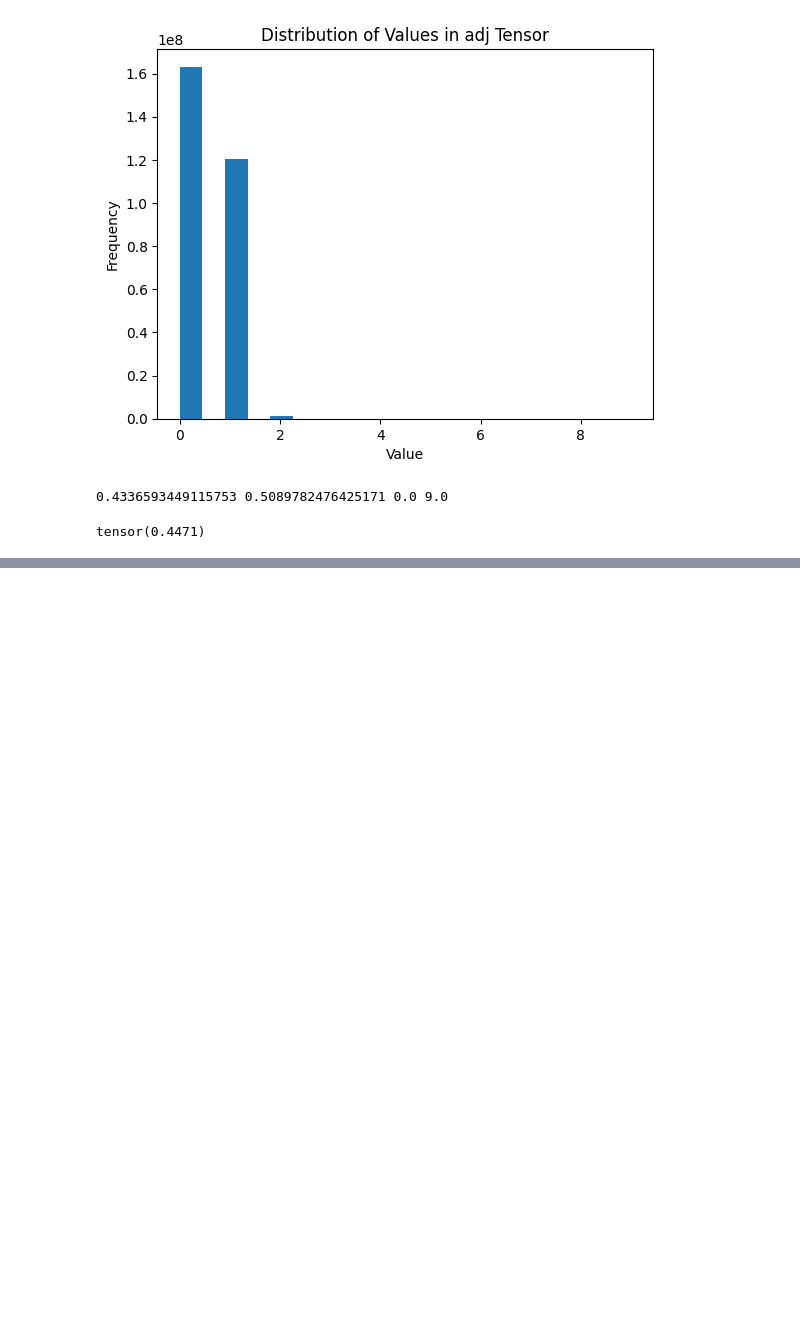
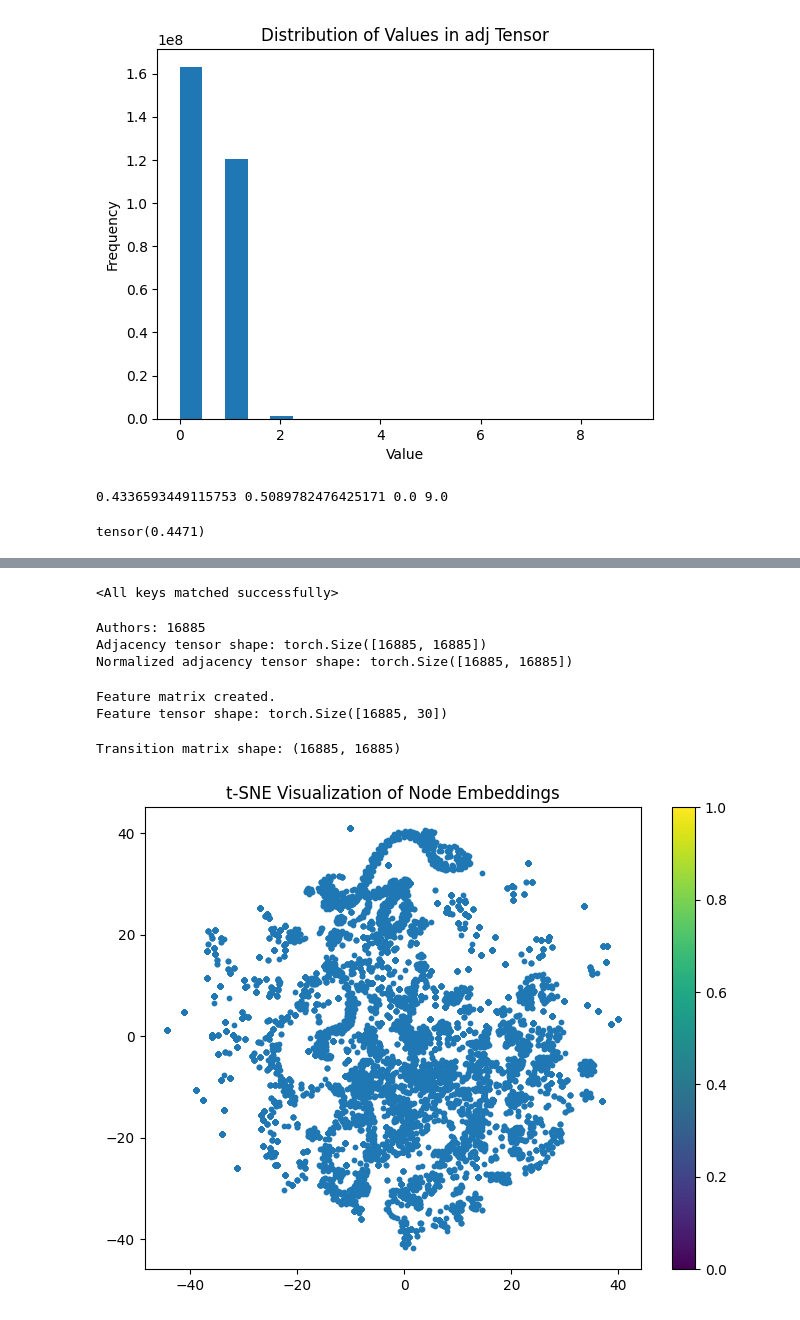
Before and after one commit to krugeremily/DAEGC_Conspiratorial_Actor_Typology, a Jupyter notebook: notebooks/network_exploration.ipynb, the cells around one changed output, grey strips where cells are left out. Cells and saved outputs as stored; diff of their text form; code cells hidden in the pictures; blank space fills up the shorter version.

```diff
--- a/notebooks/network_exploration.ipynb
+++ b/notebooks/network_exploration.ipynb
@@ -134,0 +138,39 @@ tensor(0.4471)
+# %%
+# load pretrained GAT
+model.load_state_dict(torch.load('../model/GAT.pkl'))
+# %% [output]
+<All keys matched successfully>
+# %%
+adj, adj_norm = create_adj_matrix(data)
+# %% [output]
+Authors: 16885
+Adjacency tensor shape: torch.Size([16885, 16885])
+Normalized adjacency tensor shape: torch.Size([16885, 16885])
+# %%
+x = create_feature_matrix(features)
+# %% [output]
+Feature matrix created.
+Feature tensor shape: torch.Size([16885, 30])
+# %%
+M = get_M(adj_norm)
+# %% [output]
+Transition matrix shape: (16885, 16885)
+# %%
+# assuming your model is trained and you have the necessary data `x`, `adj`, and `M`
+model.eval()  # set the model to evaluation mode
+
+with torch.no_grad():  # we don't need gradients for this step
+    _, embeddings = model(x, adj, M)
+# %%
+# Apply t-SNE to reduce dimensionality to 2D
+tsne = TSNE(n_components=3, random_state=42)
+reduced_embeddings = tsne.fit_transform(embeddings.cpu().detach().numpy())  # Convert to numpy array if using PyTorch
+
+# Visualize the 2D embeddings
+plt.figure(figsize=(8, 6))
+plt.scatter(reduced_embeddings[:, 0], reduced_embeddings[:, 1], s=10, cmap='viridis')
+plt.colorbar()
+plt.title('t-SNE Visualization of Node Embeddings')
+plt.show()
+# %% [output]
+[figure, added]
```
Also changed, not shown: parts of 4 cells of this notebook, 6 other files.
